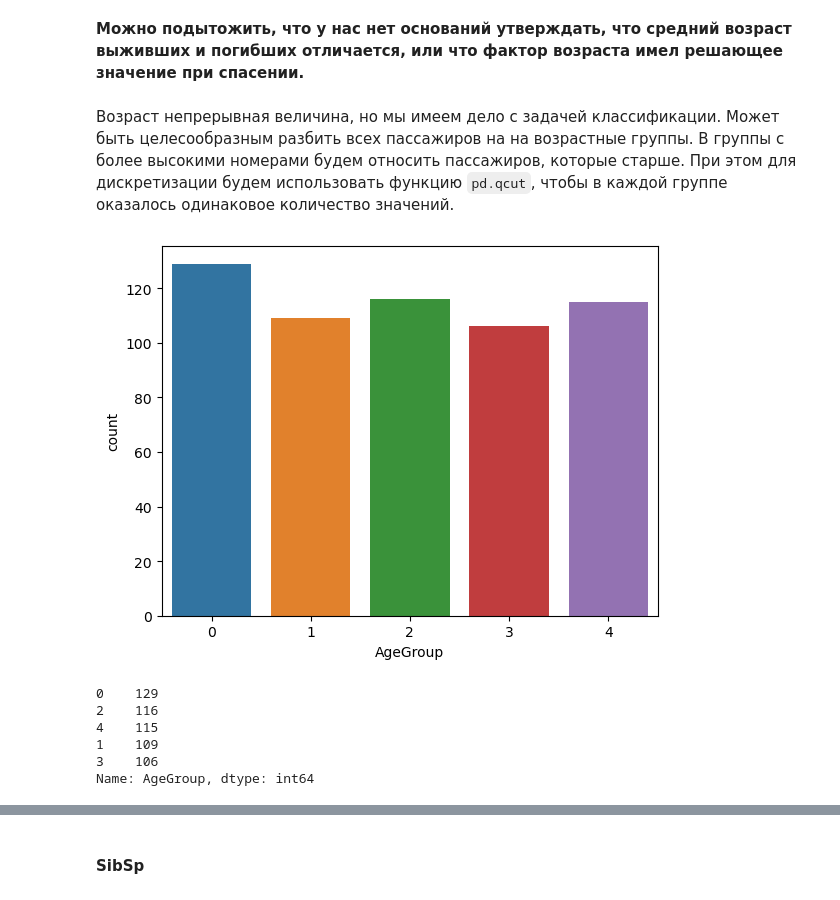
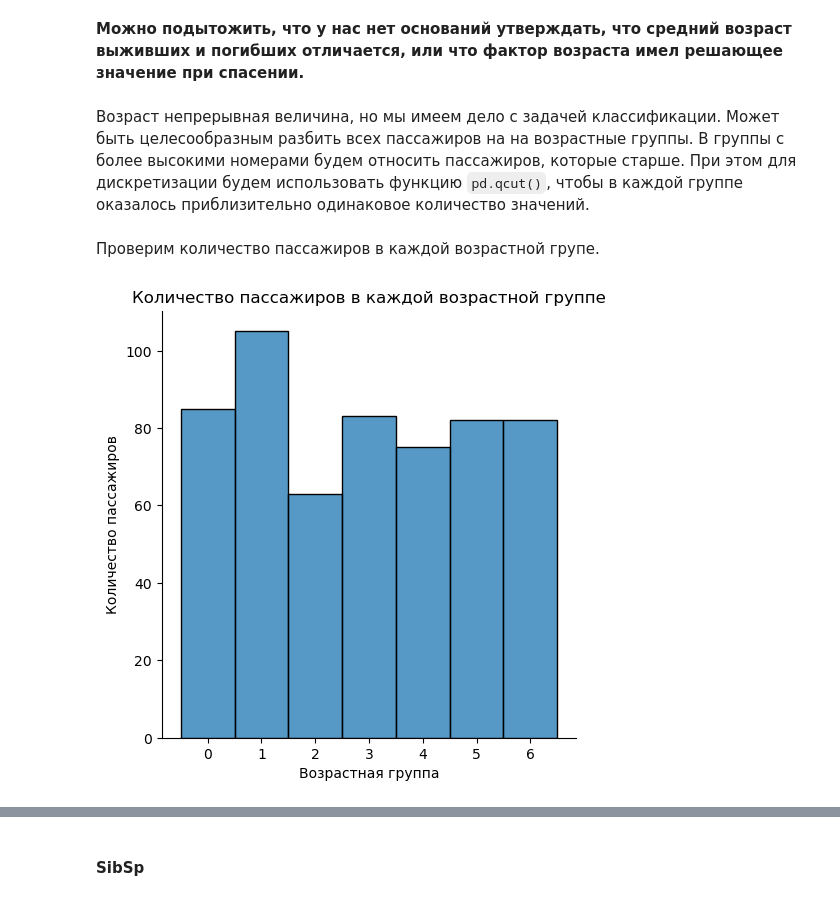
Before and after one commit to AlekseiBogachev/Titanic-Machine-Learning-from-Disaster, a Jupyter notebook: sources/Titanic-Machine-Learning-from-Disaster.ipynb, the cells around one changed output, grey strips where cells are left out. Saved outputs shown, nothing was run; the diff lists cells and outputs as text; code cells hidden in the pictures.

```diff
--- a/sources/Titanic-Machine-Learning-from-Disaster.ipynb
+++ b/sources/Titanic-Machine-Learning-from-Disaster.ipynb
@@ -761,20 +761,18 @@ round(percentileofscore(exploratory_set.Age.dropna(), 70) / 100, 2)
 # %% [markdown]
 **Можно подытожить, что у нас нет оснований утверждать, что средний возраст выживших и погибших отличается, или что фактор возраста имел решающее значение при спасении.**
 # %% [markdown]
-Возраст непрерывная величина, но мы имеем дело с задачей классификации. Может быть целесообразным разбить всех пассажиров на на возрастные группы. В группы с более высокими номерами будем относить пассажиров, которые старше. При этом для дискретизации будем использовать функцию `pd.qcut`, чтобы в каждой группе оказалось одинаковое количество значений.
+Возраст непрерывная величина, но мы имеем дело с задачей классификации. Может быть целесообразным разбить всех пассажиров на на возрастные группы. В группы с более высокими номерами будем относить пассажиров, которые старше. При этом для дискретизации будем использовать функцию `pd.qcut()`, чтобы в каждой группе оказалось приблизительно одинаковое количество значений.
 # %%
-exploratory_set['AgeGroup'] = pd.qcut(exploratory_set.Age, q=5, labels=list(range(5)))
+exploratory_set['AgeGroup'] = pd.qcut(exploratory_set.Age, q=7, labels=list(range(7)))
+# %% [markdown]
+Проверим количество пассажиров в каждой возрастной групе.
 # %%
-sns.countplot(exploratory_set, x='AgeGroup')
+sns.displot(exploratory_set, x='AgeGroup', kind='hist')
+
+plt.title('Количество пассажиров в каждой возрастной группе')
+plt.xlabel('Возрастная группа')
+plt.ylabel('Количество пассажиров')
 
 plt.show()
-
-display(exploratory_set.AgeGroup.value_counts())
 # %% [output]
-[figure, old version]
+[figure, new version]
-0    129
-2    116
-4    115
-1    109
-3    106
-Name: AgeGroup, dtype: int64
```
Also changed, not shown: parts of 71 cells of this notebook.
